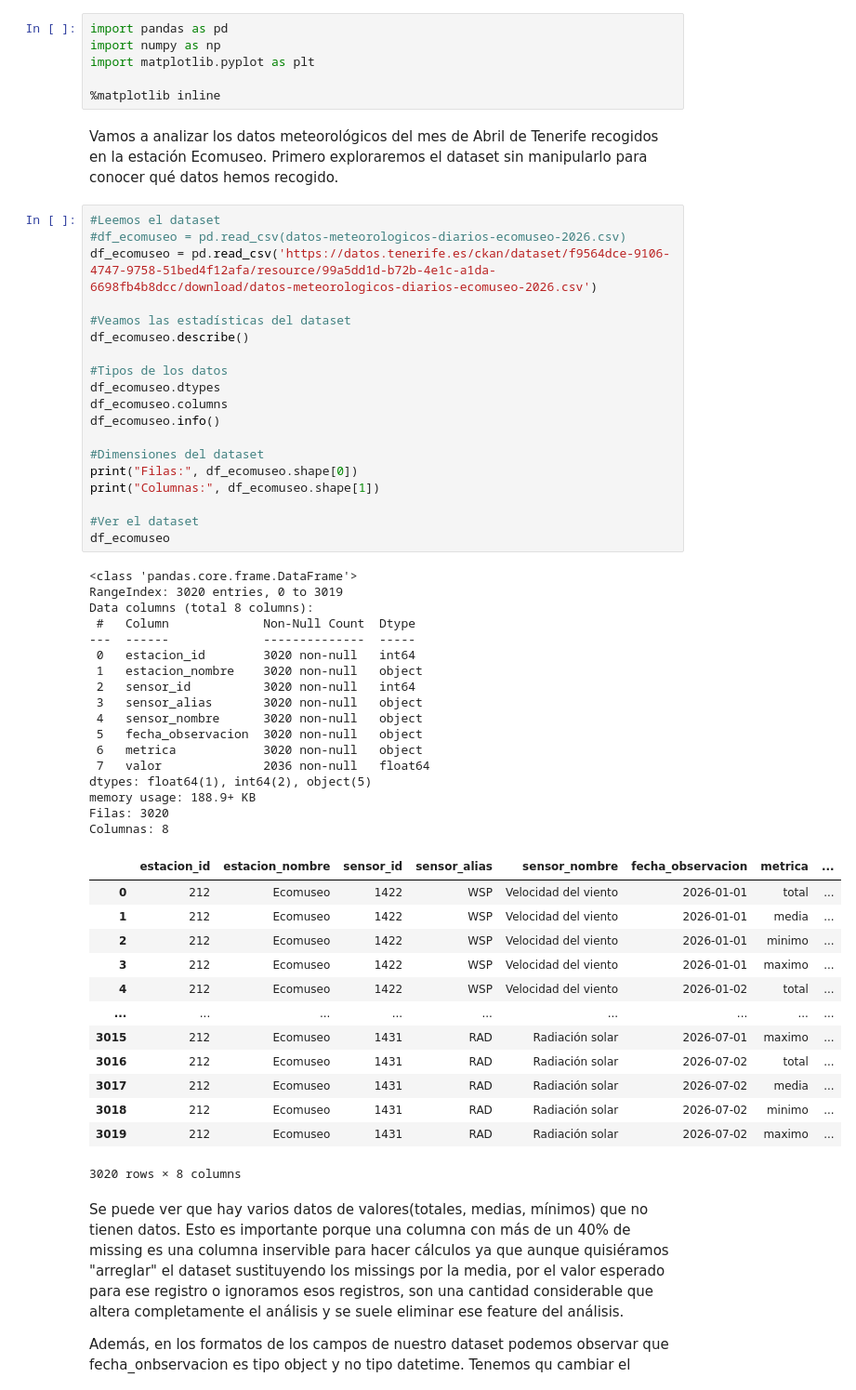
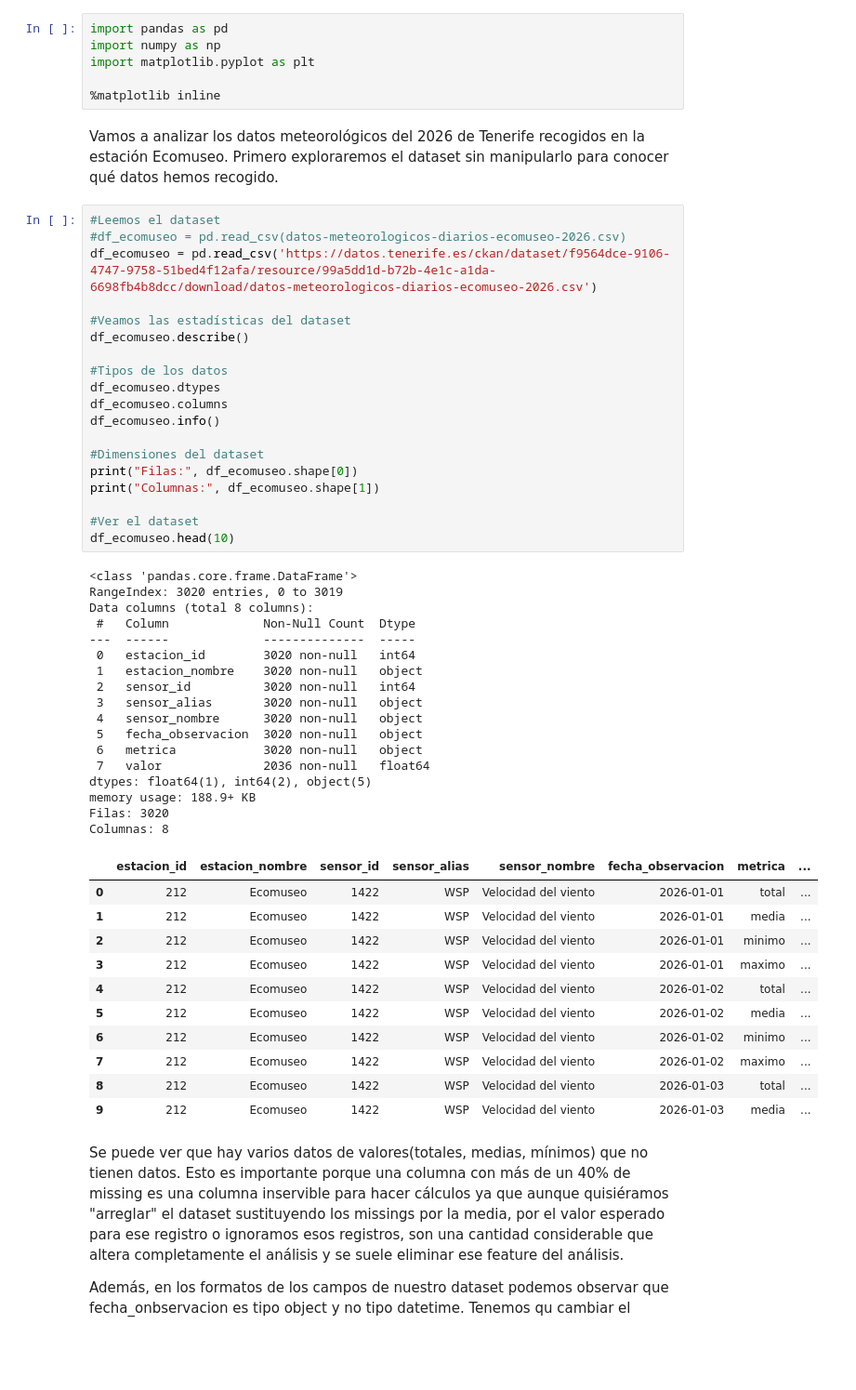
Before and after one commit to ialonsoiturbe/Tenerife-estacion-Ecomuseo, a Jupyter notebook: tenerife.ipynb, the cells around one changed output. Shown at 93% size. Drawn from its saved outputs; the diff is of its cells as text; blank space fills up the shorter version.

Commit message:
correcion dataset API y grafico csv

```diff
--- a/tenerife.ipynb
+++ b/tenerife.ipynb
@@ -7,7 +7,7 @@ import matplotlib.pyplot as plt
 
 %matplotlib inline
 # %% [markdown]
-Vamos a analizar los datos meteorológicos del mes de Abril de Tenerife recogidos en la estación Ecomuseo. Primero exploraremos el dataset sin manipularlo para conocer qué datos hemos recogido.
+Vamos a analizar los datos meteorológicos del 2026 de Tenerife recogidos en la estación Ecomuseo. Primero exploraremos el dataset sin manipularlo para conocer qué datos hemos recogido.
 # %%
 #Leemos el dataset
 #df_ecomuseo = pd.read_csv(datos-meteorologicos-diarios-ecomuseo-2026.csv)
@@ -23,41 +23,39 @@ df_ecomuseo.info()
 
 #Dimensiones del dataset
 print("Filas:", df_ecomuseo.shape[0])
 print("Columnas:", df_ecomuseo.shape[1])
 
 #Ver el dataset
-df_ecomuseo
+df_ecomuseo.head(10)
 # %% [output]
 <class 'pandas.core.frame.DataFrame'>
 RangeIndex: 3020 entries, 0 to 3019
 Data columns (total 8 columns):
  #   Column             Non-Null Count  Dtype
 ---  ------             --------------  -----
  0   estacion_id        3020 non-null   int64
  1   estacion_nombre    3020 non-null   object
  2   sensor_id          3020 non-null   int64
  3   sensor_alias       3020 non-null   object
  4   sensor_nombre      3020 non-null   object
  5   fecha_observacion  3020 non-null   object
  6   metrica            3020 non-null   object
  7   valor              2036 non-null   float64
 dtypes: float64(1), int64(2), object(5)
 memory usage: 188.9+ KB
 Filas: 3020
 Columnas: 8
 |  | estacion_id | estacion_nombre | sensor_id | sensor_alias | sensor_nombre | fecha_observacion | metrica | ... |
 | 0 | 212 | Ecomuseo | 1422 | WSP | Velocidad del viento | 2026-01-01 | total | ... |
 | 1 | 212 | Ecomuseo | 1422 | WSP | Velocidad del viento | 2026-01-01 | media | ... |
 | 2 | 212 | Ecomuseo | 1422 | WSP | Velocidad del viento | 2026-01-01 | minimo | ... |
 | 3 | 212 | Ecomuseo | 1422 | WSP | Velocidad del viento | 2026-01-01 | maximo | ... |
 | 4 | 212 | Ecomuseo | 1422 | WSP | Velocidad del viento | 2026-01-02 | total | ... |
-| ... | ... | ... | ... | ... | ... | ... | ... | ... |
-| 3015 | 212 | Ecomuseo | 1431 | RAD | Radiación solar | 2026-07-01 | maximo | ... |
-| 3016 | 212 | Ecomuseo | 1431 | RAD | Radiación solar | 2026-07-02 | total | ... |
-| 3017 | 212 | Ecomuseo | 1431 | RAD | Radiación solar | 2026-07-02 | media | ... |
-| 3018 | 212 | Ecomuseo | 1431 | RAD | Radiación solar | 2026-07-02 | minimo | ... |
-| 3019 | 212 | Ecomuseo | 1431 | RAD | Radiación solar | 2026-07-02 | maximo | ... |
+| 5 | 212 | Ecomuseo | 1422 | WSP | Velocidad del viento | 2026-01-02 | media | ... |
+| 6 | 212 | Ecomuseo | 1422 | WSP | Velocidad del viento | 2026-01-02 | minimo | ... |
+| 7 | 212 | Ecomuseo | 1422 | WSP | Velocidad del viento | 2026-01-02 | maximo | ... |
+| 8 | 212 | Ecomuseo | 1422 | WSP | Velocidad del viento | 2026-01-03 | total | ... |
+| 9 | 212 | Ecomuseo | 1422 | WSP | Velocidad del viento | 2026-01-03 | media | ... |
-3020 rows × 8 columns
 # %% [markdown]
 Se puede ver que hay varios datos de valores(totales, medias, mínimos) que no tienen datos. Esto es importante porque una columna con más de un 40% de missing es una columna inservible para hacer cálculos ya que aunque quisiéramos "arreglar" el dataset sustituyendo los missings por la media, por el valor esperado para ese registro o ignoramos esos registros, son una cantidad considerable que altera completamente el análisis y se suele eliminar ese feature del análisis.
 
```
Also changed, not shown: parts of 1 cell of this notebook, 1 other file.
